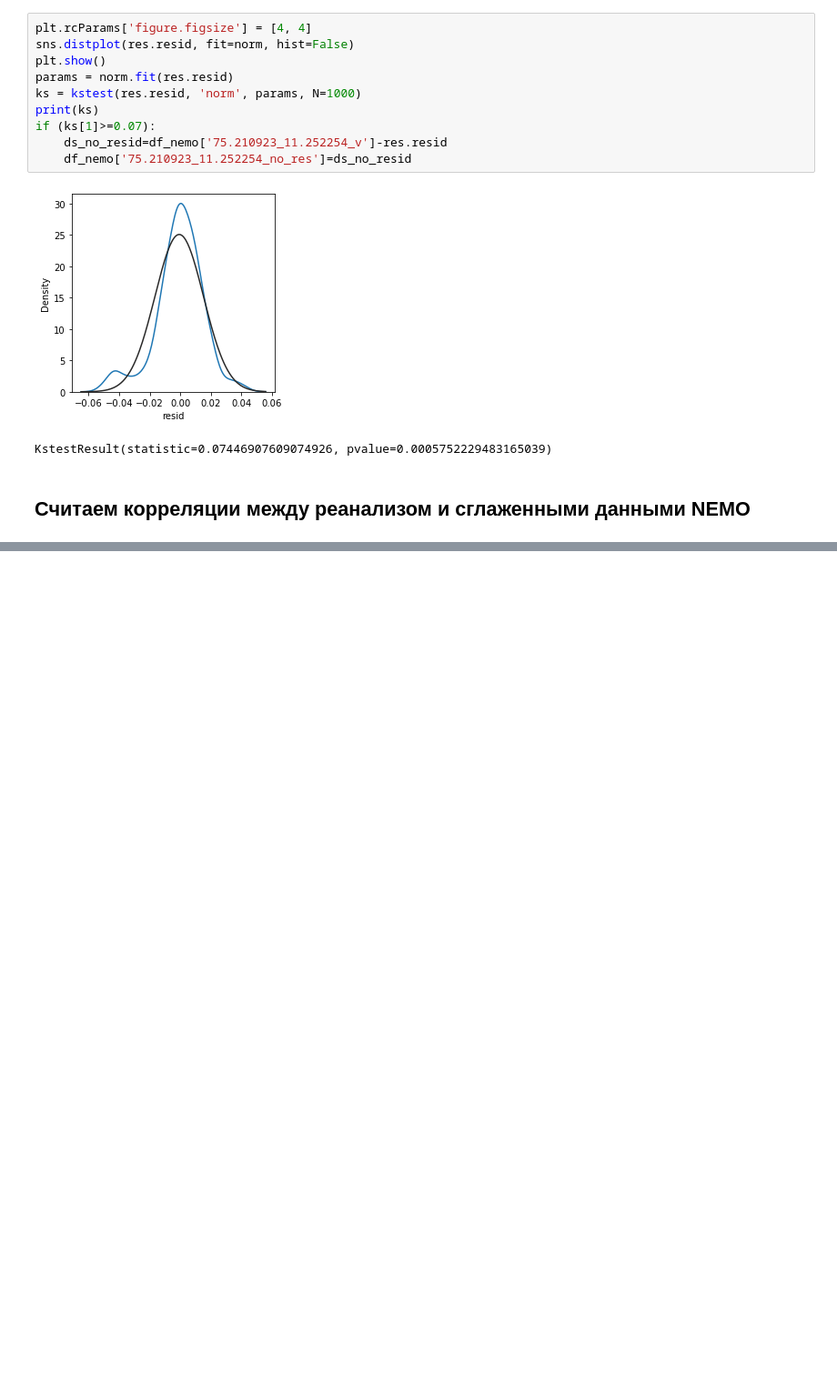
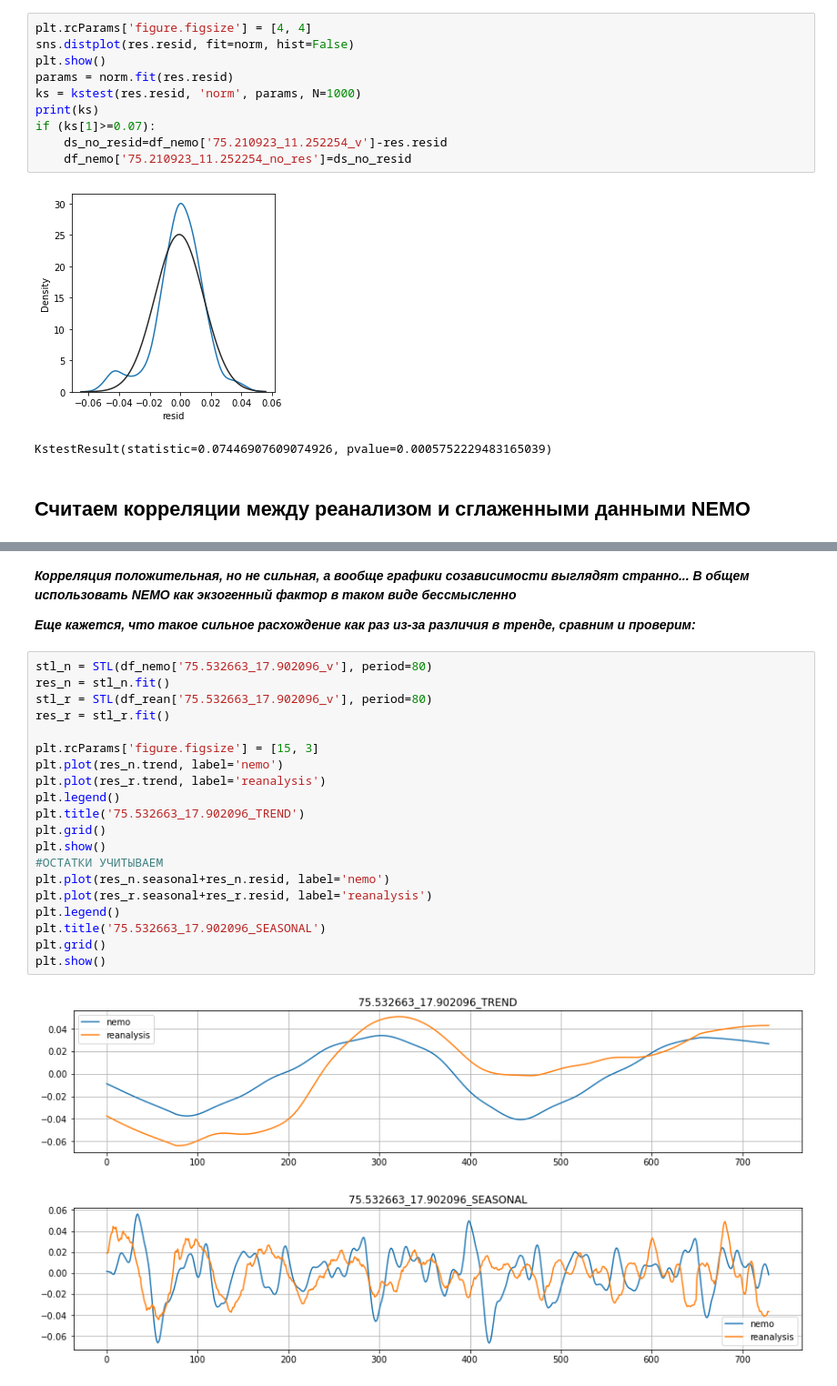
Before and after one commit to ChrisLisbon/ITMO_master_degree_classes, a Jupyter notebook: Research_work(NEMO)/ARIMA+NEMO_as_exog.ipynb, the cells around one changed output, grey strips where cells are left out. Shown at 91% size. Drawn from its saved outputs; the diff is of its cells as text; blank space fills up the shorter version.

```diff
--- a/Research_work(NEMO)/ARIMA+NEMO_as_exog.ipynb
+++ b/Research_work(NEMO)/ARIMA+NEMO_as_exog.ipynb
@@ -176,0 +261,27 @@ KstestResult(statistic=0.07446907609074926, pvalue=0.0005752229483165039)
+# %% [markdown]
+***Корреляция положительная, но не сильная, а вообще графики созависимости выглядят странно... В общем использовать NEMO как экзогенный фактор в таком виде бессмысленно***
+
+***Еще кажется, что такое сильное расхождение как раз из-за различия в тренде, сравним и проверим:***
+# %%
+stl_n = STL(df_nemo['75.532663_17.902096_v'], period=80)
+res_n = stl_n.fit()
+stl_r = STL(df_rean['75.532663_17.902096_v'], period=80)
+res_r = stl_r.fit()
+
+plt.rcParams['figure.figsize'] = [15, 3]
+plt.plot(res_n.trend, label='nemo')
+plt.plot(res_r.trend, label='reanalysis')
+plt.legend()
+plt.title('75.532663_17.902096_TREND')
+plt.grid()
+plt.show()
+#ОСТАТКИ УЧИТЫВАЕМ
+plt.plot(res_n.seasonal+res_n.resid, label='nemo')
+plt.plot(res_r.seasonal+res_r.resid, label='reanalysis')
+plt.legend()
+plt.title('75.532663_17.902096_SEASONAL')
+plt.grid()
+plt.show()
+# %% [output]
+[figure, added]
+[figure, added]
```
Also changed, not shown: parts of 8 cells of this notebook.
